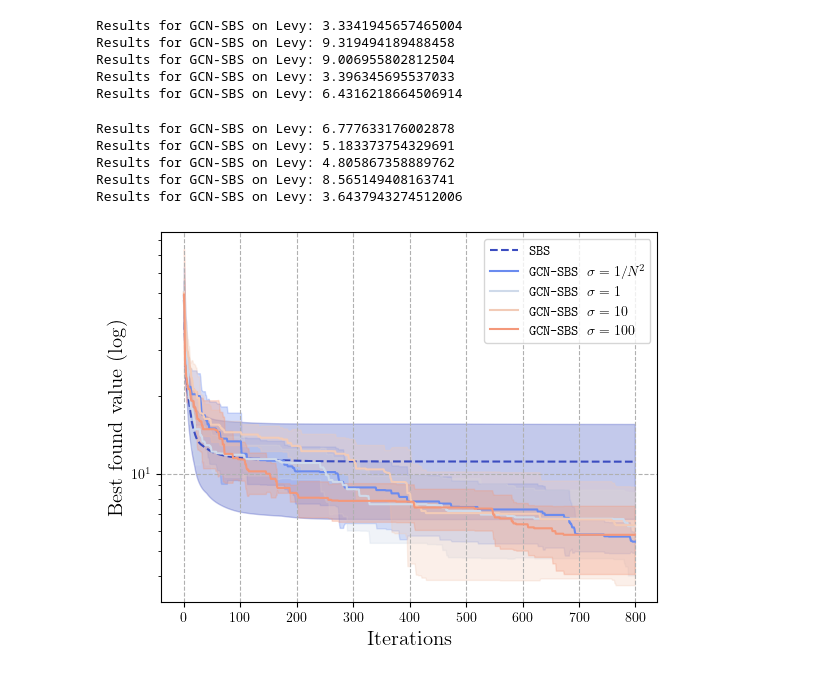
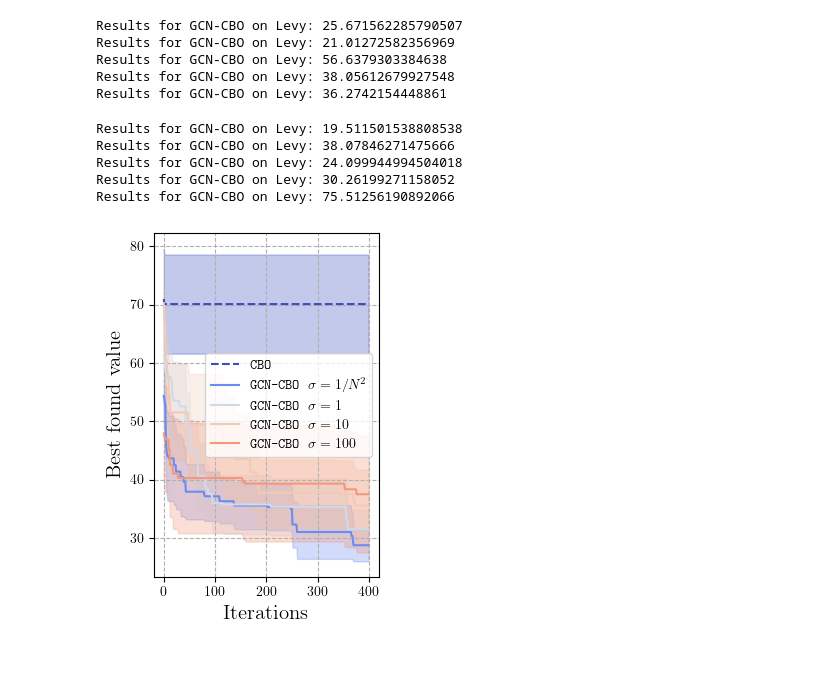
Before and after one commit to gaetanserre/GOB, a Jupyter notebook: exps/notebooks/GCN/GCN.ipynb, the cells around one changed output. Drawn from its saved outputs; the diff is of its cells as text; code cells hidden in the pictures.

```diff
--- a/exps/notebooks/GCN/GCN.ipynb
+++ b/exps/notebooks/GCN/GCN.ipynb
@@ -63,13 +63,13 @@ dim = 10
 g = Levy()
 bounds = augment_dimensions(g.visual_bounds, dim)
 n_particles = 10
-iter = 800
+iter = 400
 verbose = False
 n_runs = 5
 independent_noise = True
-wrapper = MinWrapperGrad
-alg = SBS
-gcn_alg = lambda sigma_noise: GCN_SBS(bounds=bounds, n_particles=n_particles, iter=iter, sigma_noise=sigma_noise, verbose=verbose)
+wrapper = MinWrapper
+alg = CBO
+gcn_alg = lambda sigma_noise: GCN_CBO(bounds=bounds, n_particles=n_particles, iter=iter, sigma_noise=sigma_noise, verbose=verbose)
 sigma = 1 / n_particles ** 2 if alg == SBS else 5.1
 # %%
 mins = []
@@ -138,11 +138,11 @@ for i in range(n_runs):
 format_results(mins_sigma_10)
 mins_sigma_10 = np.array(mins_sigma_10)
 # %% [output]
-Results for GCN-SBS on Levy: 3.3341945657465004
-Results for GCN-SBS on Levy: 9.319494189488458
-Results for GCN-SBS on Levy: 9.006955802812504
-Results for GCN-SBS on Levy: 3.396345695537033
-Results for GCN-SBS on Levy: 6.4316218664506914
+Results for GCN-CBO on Levy: 25.671562285790507
+Results for GCN-CBO on Levy: 21.01272582356969
+Results for GCN-CBO on Levy: 56.6379303384638
+Results for GCN-CBO on Levy: 38.05612679927548
+Results for GCN-CBO on Levy: 36.2742154448861
 # %%
 mins_sigma_100 = []
 for i in range(n_runs):
@@ -156,11 +156,11 @@ for i in range(n_runs):
 format_results(mins_sigma_100)
 mins_sigma_100 = np.array(mins_sigma_100)
 # %% [output]
-Results for GCN-SBS on Levy: 6.777633176002878
-Results for GCN-SBS on Levy: 5.183373754329691
-Results for GCN-SBS on Levy: 4.805867358889762
-Results for GCN-SBS on Levy: 8.565149408163741
-Results for GCN-SBS on Levy: 3.6437943274512006
+Results for GCN-CBO on Levy: 19.511501538808538
+Results for GCN-CBO on Levy: 38.07846271475666
+Results for GCN-CBO on Levy: 24.099944994504018
+Results for GCN-CBO on Levy: 30.26199271158052
+Results for GCN-CBO on Levy: 75.51256190892066
 # %%
 latex_label = lambda s: r"\texttt{" + s.replace("_", r"\_") + "}"
 
@@ -169,48 +169,59 @@ cmap = matplotlib.colormaps["coolwarm"]
 c0 = cmap(0)
 c1 = cmap(0.15)
 c2 = cmap(0.30)
 c3 = cmap(0.45)
 c4 = cmap(0.60)
 c5 = cmap(0.75)
 
+fig, ax = plt.subplots(figsize=(3, 4))
+
 alg_name = str(alg([]))
 gcn_alg_name = str(gcn_alg(0))
-coeff = 1
+coeff = 2
 
 mean = mins.mean(axis=0)
 std = mins.std(axis=0)
-plt.plot(mean, label=latex_label(alg_name), linestyle="--", color=c0)
-plt.fill_between(range(iter), mean - (std / coeff), mean + (std / coeff), alpha=0.3, color=c0)
+ax.plot(mean, label=latex_label(alg_name), linestyle="--", color=c0)
+ax.fill_between(range(iter), mean - (std / coeff), mean + (std / coeff), alpha=0.3, color=c0)
 
 mean = mins_sigma.mean(axis=0)
 std = mins_sigma.std(axis=0)
-plt.plot(mean, label=latex_label(gcn_alg_name + r" $\sigma = 1 / N^2$"), linestyle="-", c=c1)
-plt.fill_between(range(len(mean)), mean - (std / coeff), mean + (std / coeff), alpha=0.3, color=c1)
+ax.plot(mean, label=latex_label(gcn_alg_name + r" $\sigma = 1 / N^2$"), linestyle="-", c=c1)
+ax.fill_between(range(len(mean)), mean - (std / coeff), mean + (std / coeff), alpha=0.3, color=c1)
 
 mean = mins_sigma_1.mean(axis=0)
 std = mins_sigma_1.std(axis=0)
-plt.plot(mean, label=latex_label(gcn_alg_name + r" $\sigma = 1$"), linestyle="-", c=c3)
-plt.fill_between(range(iter), mean - (std / coeff), mean + (std / coeff), alpha=0.3, color=c3)
+ax.plot(mean, label=latex_label(gcn_alg_name + r" $\sigma = 1$"), linestyle="-", c=c3)
+ax.fill_between(range(iter), mean - (std / coeff), mean + (std / coeff), alpha=0.3, color=c3)
 
 mean = mins_sigma_10.mean(axis=0)
 std = mins_sigma_10.std(axis=0)
-plt.plot(mean, label=latex_label(gcn_alg_name + r" $\sigma = 10$"), linestyle="-", c=c4)
-plt.fill_between(range(iter), mean - (std / coeff), mean + (std / coeff), alpha=0.3, color=c4)
+ax.plot(mean, label=latex_label(gcn_alg_name + r" $\sigma = 10$"), linestyle="-", c=c4)
+ax.fill_between(range(iter), mean - (std / coeff), mean + (std / coeff), alpha=0.3, color=c4)
 
 mean = mins_sigma_100.mean(axis=0)
 std = mins_sigma_100.std(axis=0)
-plt.plot(mean, label=latex_label(gcn_alg_name + r" $\sigma = 100$"), linestyle="-", c=c5)
-plt.fill_between(range(iter), mean - (std / coeff), mean + (std / coeff), alpha=0.3, color=c5)
+ax.plot(mean, label=latex_label(gcn_alg_name + r" $\sigma = 100$"), linestyle="-", c=c5)
+ax.fill_between(range(iter), mean - (std / coeff), mean + (std / coeff), alpha=0.3, color=c5)
 
-plt.xlabel(r"$\textrm{Iterations}$", fontsize=15)
-plt.ylabel(r"$\textrm{Best found value } (\log)$", fontsize=15)
+ax.set_xlabel(r"$\textrm{Iterations}$", fontsize=15)
+ax.set_ylabel(r"$\textrm{Best found value}$", fontsize=15)
 
-plt.yscale("log")
+#ax.set_yscale("log")
 
-plt.grid(linestyle="--")
-plt.legend()
+ax.grid(linestyle="--")
+ax.legend(
+    #loc="center right",
+)
+
+fig.subplots_adjust(
+    left=0.2,
+    bottom=0.13,
+    right=0.95,
+    top=0.99
+)
 
 in_status = "IN" if independent_noise else "no_IN"
-plt.savefig(f"{alg_name}_vs_gcn_{g}_{in_status}.pdf", bbox_inches="tight")
+plt.savefig(f"{alg_name}_vs_gcn_{g}_{in_status}.pdf")
 # %% [output]
-[figure, old version]
+[figure, new version]
```
Also changed, not shown: parts of 3 cells of this notebook, 5 other files.
